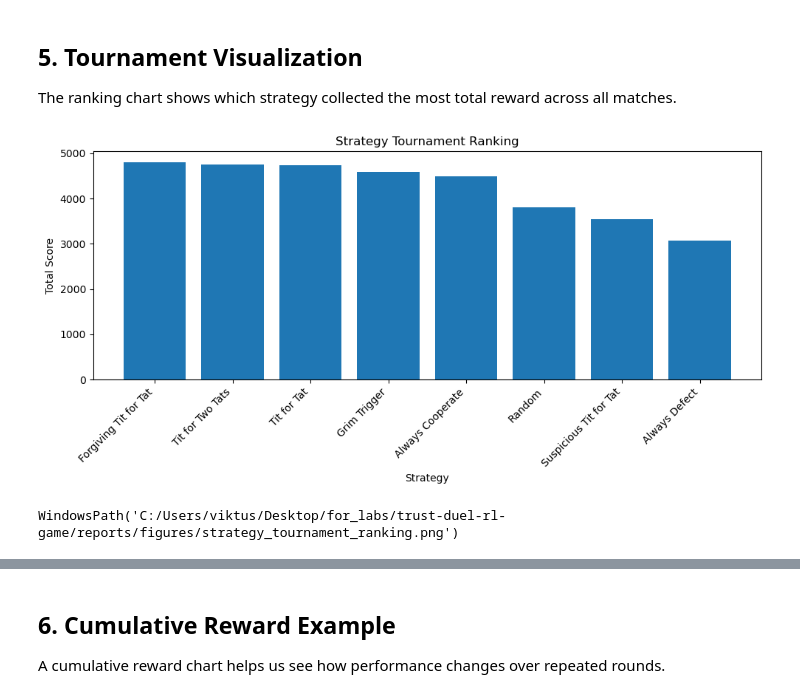
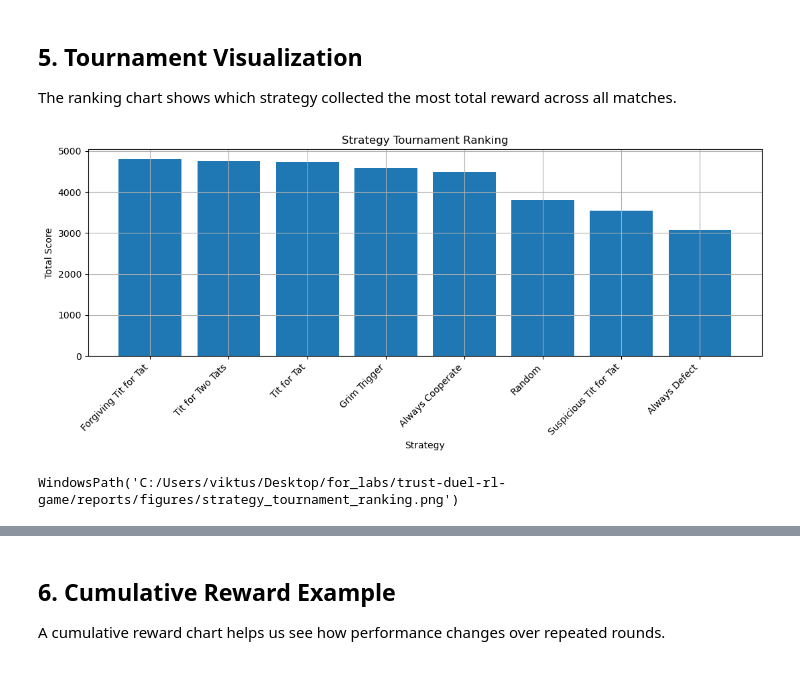
Before and after one commit to ElvinNasirov/trust-duel-rl-game, a Jupyter notebook: notebooks/01_trust_duel_game.ipynb, the cells around one changed output, grey strips where cells are left out. Saved outputs shown, nothing was run; the diff lists cells and outputs as text; code cells hidden in the pictures.

Commit message:
Improve notebook explanations and visualizations

```diff
--- a/notebooks/01_trust_duel_game.ipynb
+++ b/notebooks/01_trust_duel_game.ipynb
@@ -54,6 +54,12 @@ from src.q_agent import (
 
 FIGURES_DIR = PROJECT_ROOT / "reports" / "figures"
 FIGURES_DIR.mkdir(parents=True, exist_ok=True)
+
+pd.set_option("display.max_colwidth", 120)
+pd.set_option("display.max_rows", 50)
+
+plt.rcParams["figure.figsize"] = (10, 5)
+plt.rcParams["axes.grid"] = True
 # %% [markdown]
 ## 2. Game Rules and Payoff Matrix
 
@@ -162,19 +278,19 @@ ranking
 
 The ranking chart shows which strategy collected the most total reward across all matches.
 # %%
-plt.figure(figsize=(10, 5))
+plt.figure(figsize=(11, 5))
 plt.bar(ranking["strategy"], ranking["total_score"])
 plt.title("Strategy Tournament Ranking")
 plt.xlabel("Strategy")
 plt.ylabel("Total Score")
 plt.xticks(rotation=45, ha="right")
 plt.tight_layout()
 
 ranking_path = FIGURES_DIR / "strategy_tournament_ranking.png"
 plt.savefig(ranking_path, dpi=150)
 plt.show()
 
 ranking_path
 # %% [output]
-[figure, old version]
+[figure, new version]
 WindowsPath('C:/Users/viktus/Desktop/for_labs/trust-duel-rl-game/reports/figures/strategy_tournament_ranking.png')
```
Also changed, not shown: parts of 40 cells of this notebook.
